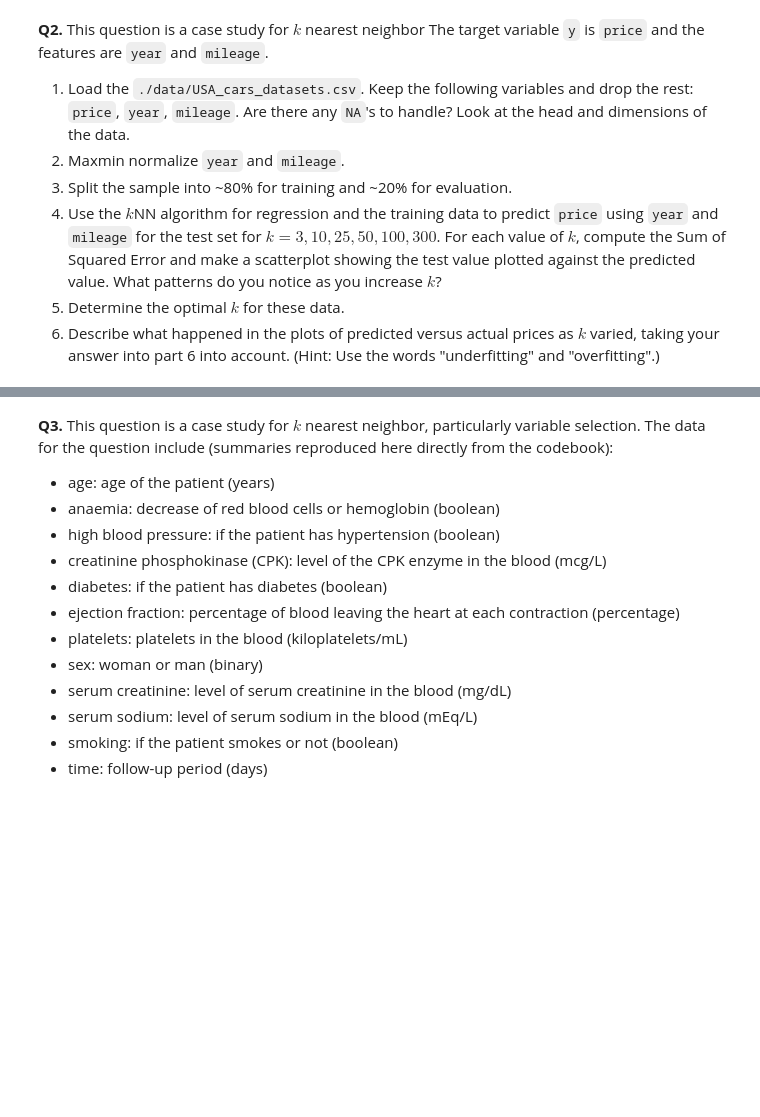
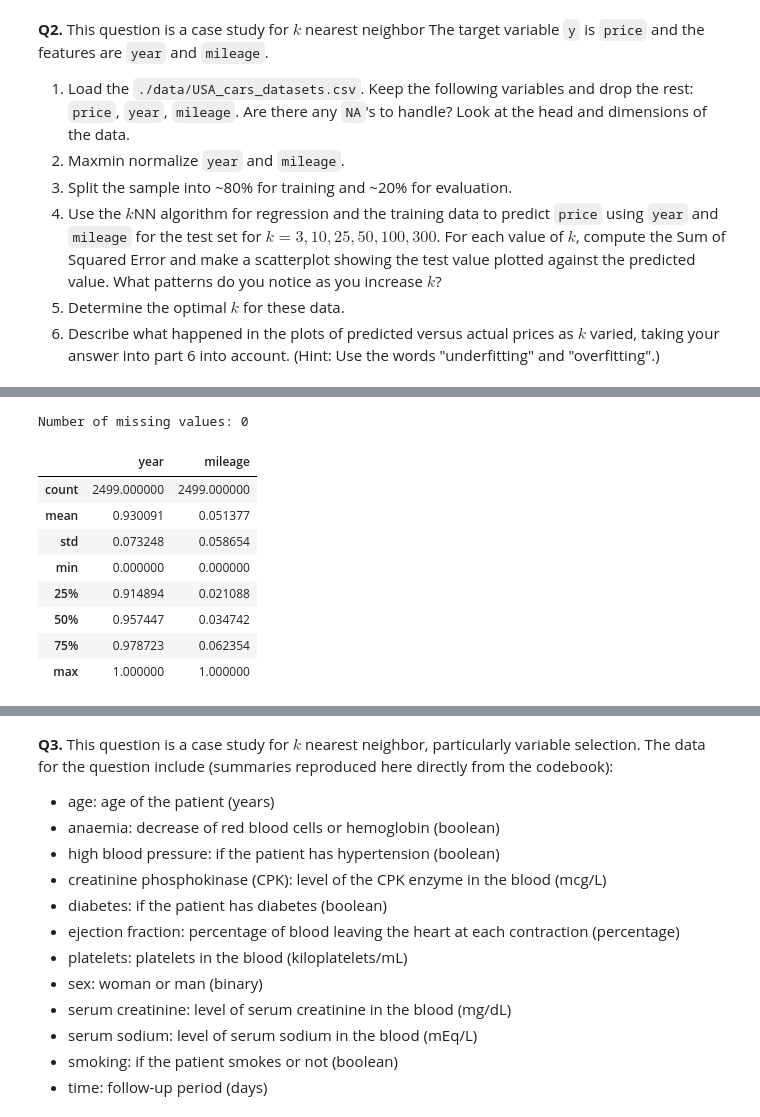
Before and after one commit to BryantRChow/DS_3001_Assignment_3, a Jupyter notebook: assignment_knn_and_kmc.ipynb, the cells around one changed output, grey strips where cells are left out. Saved outputs shown, nothing was run; the diff lists cells and outputs as text; code cells hidden in the pictures; blank space fills up the shorter version.

```diff
--- a/assignment_knn_and_kmc.ipynb
+++ b/assignment_knn_and_kmc.ipynb
@@ -162,3 +162,9 @@ The model predicts 77/97 correctly for women for about a 79 percent accuracy. Fo
 4. Use the $k$NN algorithm for regression and the training data to predict `price` using `year` and `mileage` for the test set for $k=3,10,25,50,100,300$. For each value of $k$, compute the Sum of Squared Error and make a scatterplot showing the test value plotted against the predicted value. What patterns do you notice as you increase $k$?
 5. Determine the optimal $k$ for these data.
 6. Describe what happened in the plots of predicted versus actual prices as $k$ varied, taking your answer into part 6 into account. (Hint: Use the words "underfitting" and "overfitting".)
+# %%
+# 2.1
+df = pd.read_csv('./data/USA_cars_datasets.csv')
+df = df[['price', 'year', 'mileage']]
+print("Data dimensions:", df.shape)
+df.head()
@@ -164,0 +179,7 @@ The model predicts 77/97 correctly for women for about a 79 percent accuracy. Fo
+# %%
+missing_values = 0
+for i in df.columns:
+  missing_values += df[i].isna().sum()
+print("Number of missing values:", missing_values)
+# %% [output]
+Number of missing values: 0
@@ -164,0 +190,16 @@ The model predicts 77/97 correctly for women for about a 79 percent accuracy. Fo
+# %%
+def maxmin(x): # Maxmin normalization function
+  x = (x-min(x))/(max(x)-min(x))
+  return x
+X = X.apply(maxmin) # Apply maxmin normalization function to all columns of X
+X.describe()
+# %% [output]
+|  | year | mileage |
+| count | 2499.000000 | 2499.000000 |
+| mean | 0.930091 | 0.051377 |
+| std | 0.073248 | 0.058654 |
+| min | 0.000000 | 0.000000 |
+| 25% | 0.914894 | 0.021088 |
+| 50% | 0.957447 | 0.034742 |
+| 75% | 0.978723 | 0.062354 |
+| max | 1.000000 | 1.000000 |
```
Also changed, not shown: parts of 7 cells of this notebook.
